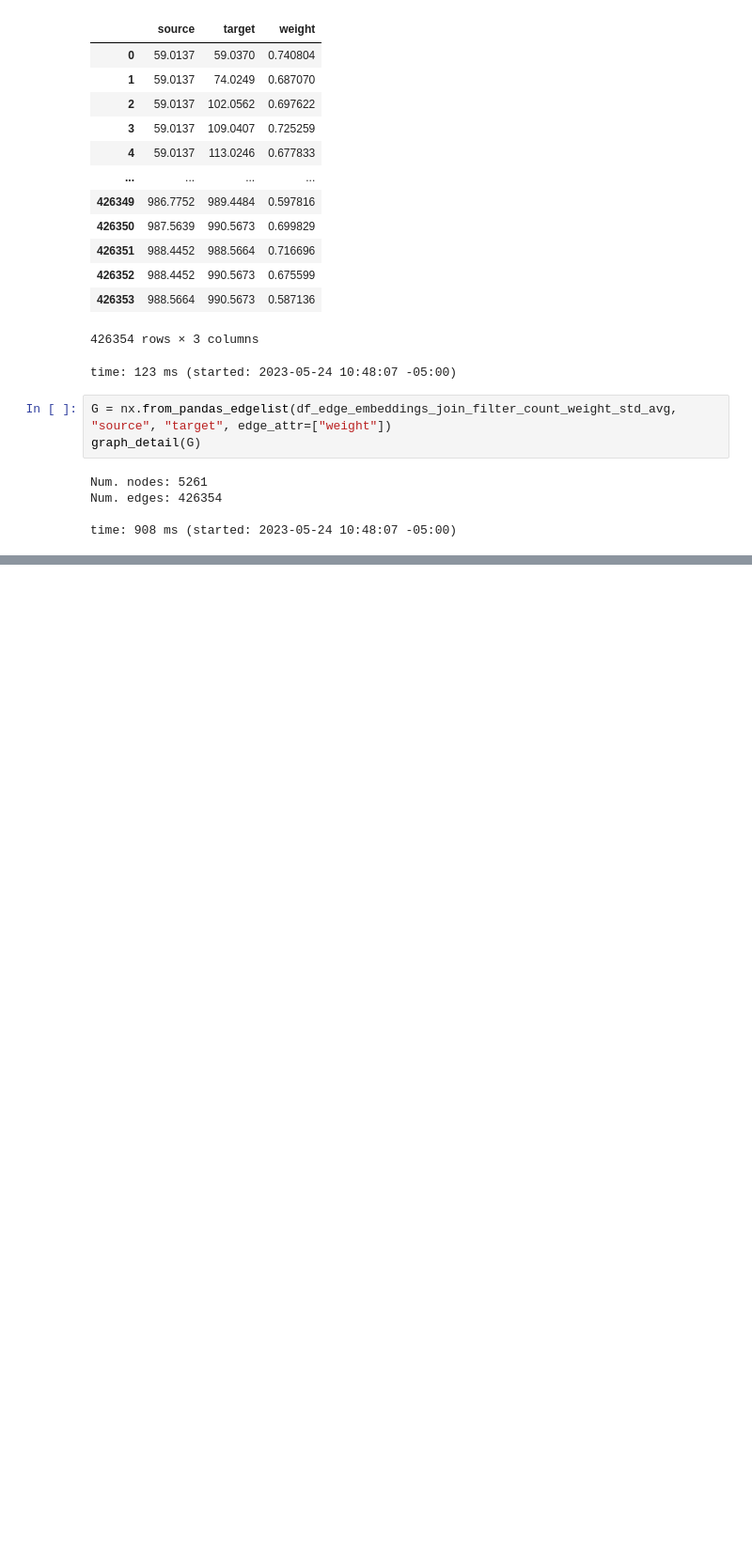
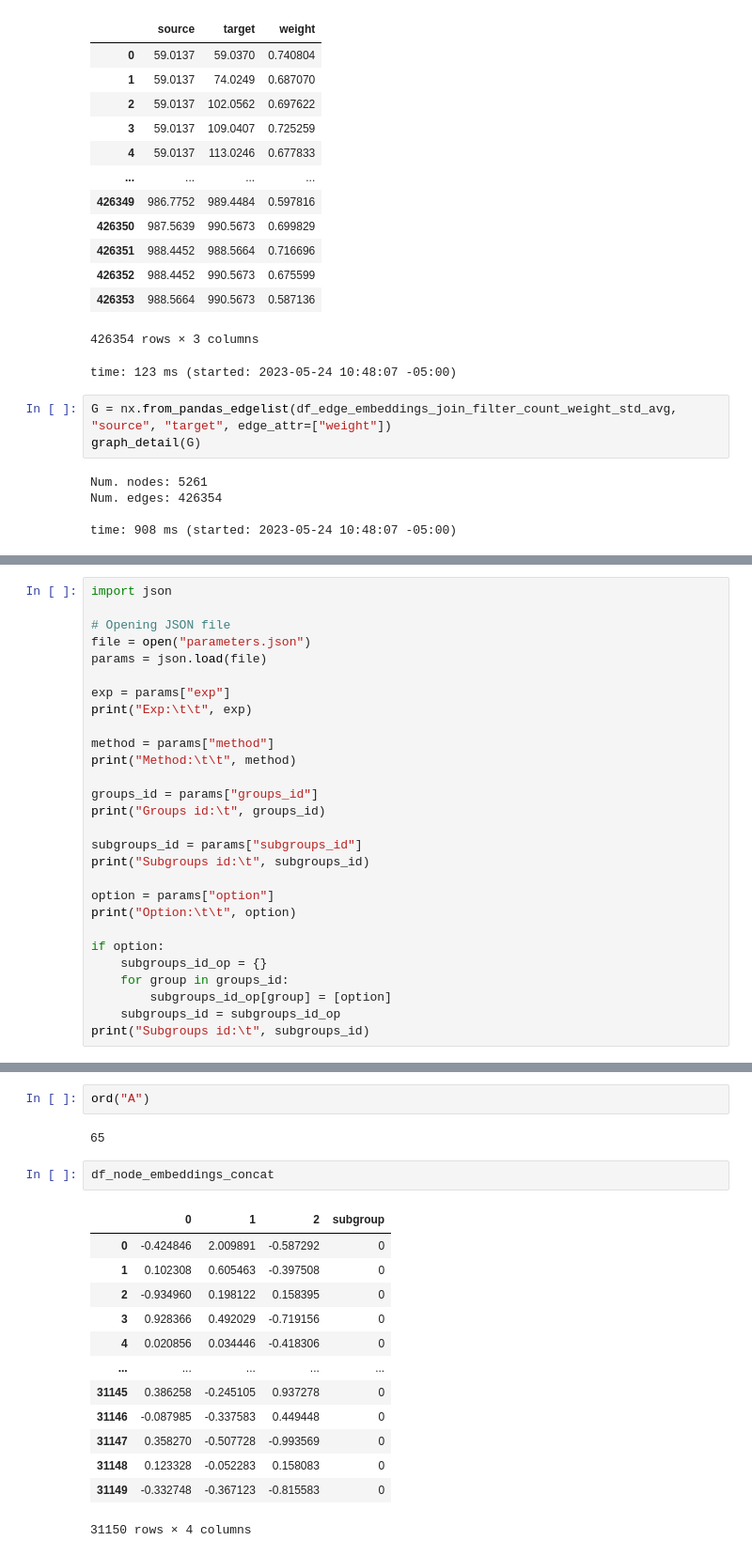
Before and after one commit to win7/GNN_Unsupervised, a Jupyter notebook: miscellany.ipynb, the cells around one changed output, grey strips where cells are left out. Shown: that part at 94% size. Drawn from its saved outputs; the diff is of its cells as text; blank space fills up the shorter version.

```diff
--- a/miscellany.ipynb
+++ b/miscellany.ipynb
@@ -273,0 +283,28 @@ time: 908 ms (started: 2023-05-24 10:48:07 -05:00)
+# %%
+import json
+
+# Opening JSON file
+file = open("parameters.json")
+params = json.load(file)
+
+exp = params["exp"]
+print("Exp:\t\t", exp)
+
+method = params["method"]
+print("Method:\t\t", method)
+
+groups_id = params["groups_id"]
+print("Groups id:\t", groups_id)
+
+subgroups_id = params["subgroups_id"]
+print("Subgroups id:\t", subgroups_id)
+
+option = params["option"]
+print("Option:\t\t", option)
+
+if option:
+    subgroups_id_op = {}
+    for group in groups_id:
+        subgroups_id_op[group] = [option]
+    subgroups_id = subgroups_id_op
+print("Subgroups id:\t", subgroups_id)
@@ -273,0 +367,20 @@ time: 908 ms (started: 2023-05-24 10:48:07 -05:00)
+# %%
+ord("A")
+# %% [output]
+65
+# %%
+df_node_embeddings_concat
+# %% [output]
+|  | 0 | 1 | 2 | subgroup |
+| 0 | -0.424846 | 2.009891 | -0.587292 | 0 |
+| 1 | 0.102308 | 0.605463 | -0.397508 | 0 |
+| 2 | -0.934960 | 0.198122 | 0.158395 | 0 |
+| 3 | 0.928366 | 0.492029 | -0.719156 | 0 |
+| 4 | 0.020856 | 0.034446 | -0.418306 | 0 |
+| ... | ... | ... | ... | ... |
+| 31145 | 0.386258 | -0.245105 | 0.937278 | 0 |
+| 31146 | -0.087985 | -0.337583 | 0.449448 | 0 |
+| 31147 | 0.358270 | -0.507728 | -0.993569 | 0 |
+| 31148 | 0.123328 | -0.052283 | 0.158083 | 0 |
+| 31149 | -0.332748 | -0.367123 | -0.815583 | 0 |
+31150 rows × 4 columns
```
Also changed, not shown: parts of 5 cells of this notebook, 4 other files.
